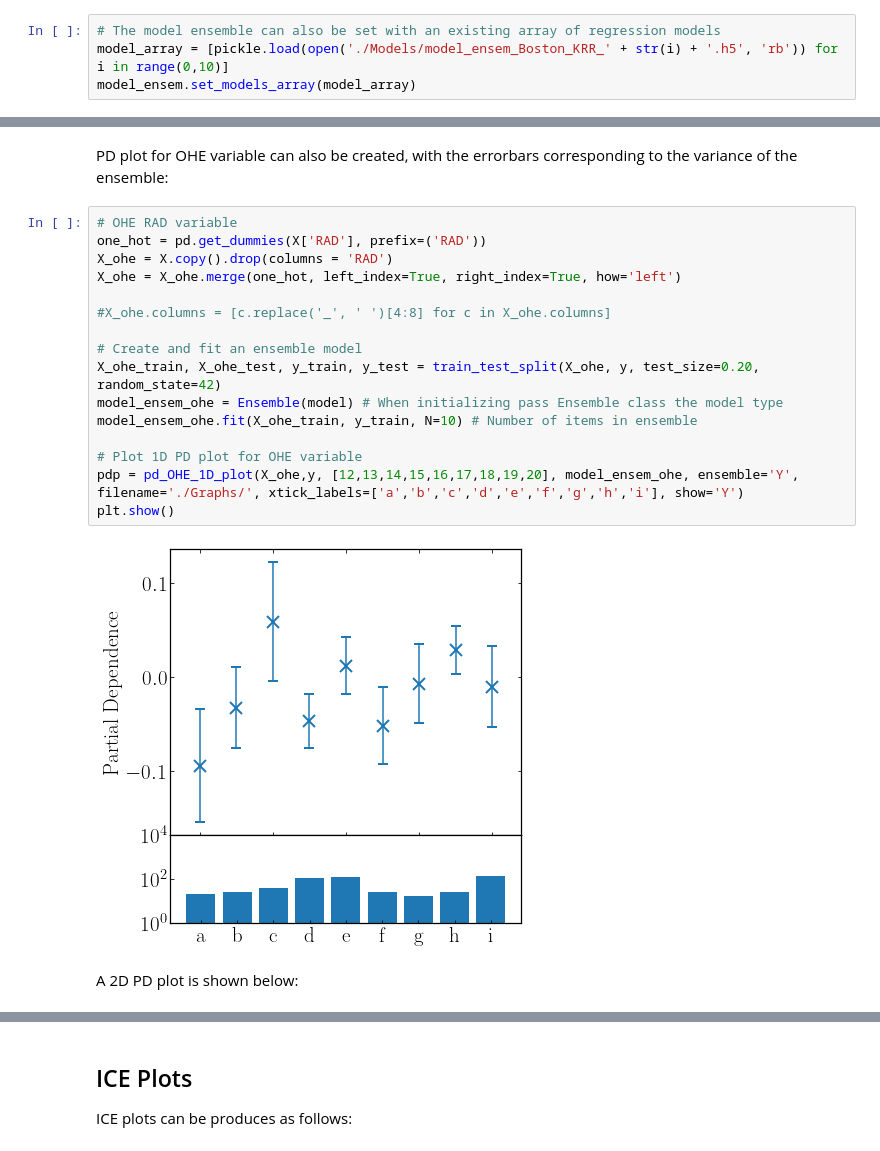
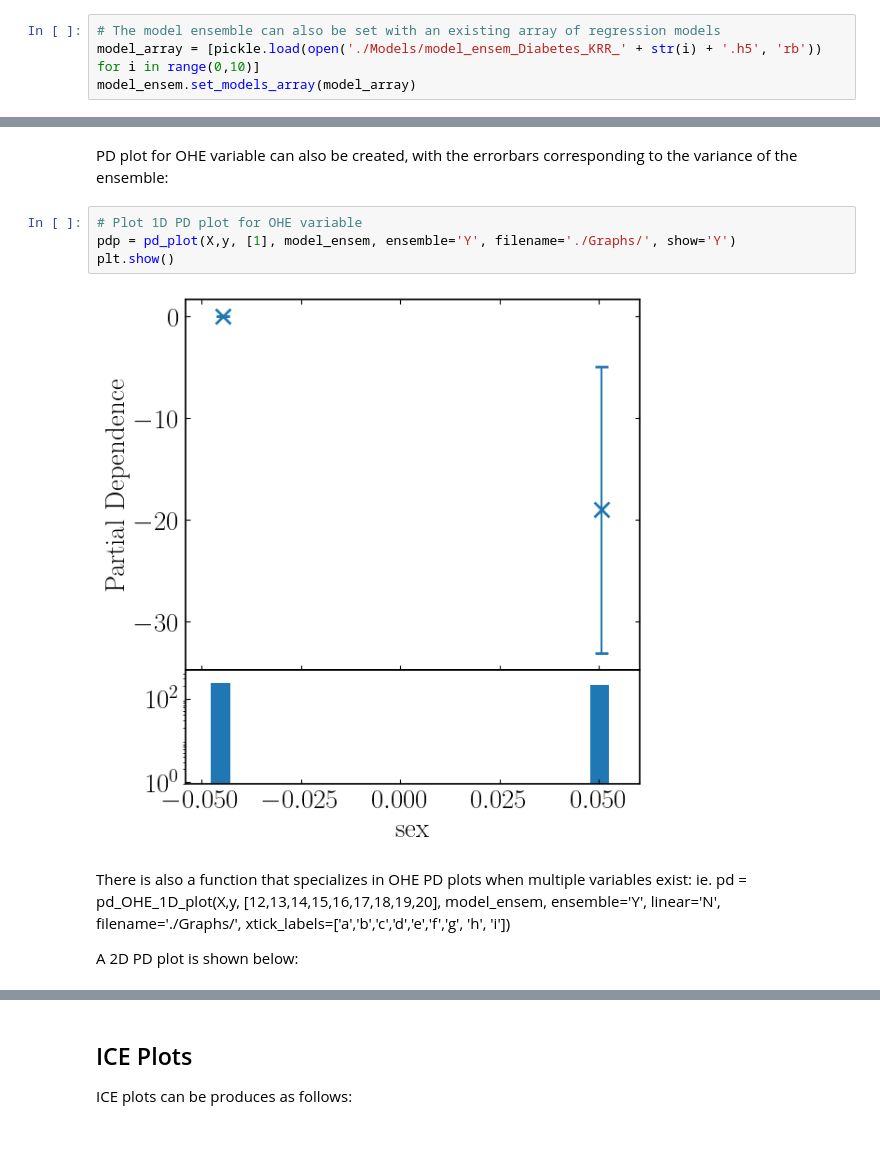
Before and after one commit to aa840/icepd, a Jupyter notebook: Examples/Example_icepd.ipynb, the cells around one changed output, grey strips where cells are left out. Drawn from its saved outputs; the diff is of its cells as text.

```diff
--- a/Examples/Example_icepd.ipynb
+++ b/Examples/Example_icepd.ipynb
@@ -68,7 +67,7 @@ Testing error 0.24567800127586106
 Prefit models can also be loaded instead:
 # %%
 # The model ensemble can also be set with an existing array of regression models
-model_array = [pickle.load(open('./Models/model_ensem_Boston_KRR_' + str(i) + '.h5', 'rb')) for i in range(0,10)]
+model_array = [pickle.load(open('./Models/model_ensem_Diabetes_KRR_' + str(i) + '.h5', 'rb')) for i in range(0,10)]
 model_ensem.set_models_array(model_array)
 # %% [markdown]
 ## Partial Dependence Plots
@@ -83,25 +82,17 @@ plt.show()
 # %% [markdown]
 PD plot for OHE variable can also be created, with the errorbars corresponding to the variance of the ensemble:
-# %%
-# OHE RAD variable
-one_hot = pd.get_dummies(X['RAD'], prefix=('RAD'))
-X_ohe = X.copy().drop(columns = 'RAD')
-X_ohe = X_ohe.merge(one_hot, left_index=True, right_index=True, how='left')
-
-#X_ohe.columns = [c.replace('_', ' ')[4:8] for c in X_ohe.columns]
-
-# Create and fit an ensemble model
-X_ohe_train, X_ohe_test, y_train, y_test = train_test_split(X_ohe, y, test_size=0.20, random_state=42)
-model_ensem_ohe = Ensemble(model) # When initializing pass Ensemble class the model type
-model_ensem_ohe.fit(X_ohe_train, y_train, N=10) # Number of items in ensemble
-
-# Plot 1D PD plot for OHE variable
-pdp = pd_OHE_1D_plot(X_ohe,y, [12,13,14,15,16,17,18,19,20], model_ensem_ohe, ensemble='Y', filename='./Graphs/', xtick_labels=['a','b','c','d','e','f','g','h','i'], show='Y')
-plt.show()
-# %% [output]
-[figure, removed]
-# %% [markdown]
-A 2D PD plot is shown below:
+# %%
+# Plot 1D PD plot for OHE variable
+pdp = pd_plot(X,y, [1], model_ensem, ensemble='Y', filename='./Graphs/', show='Y')
+plt.show()
+# %% [output]
+[figure, added]
+# %% [markdown]
+There is also a function that specializes in OHE PD plots when multiple variables exist:
+ie. pd = pd_OHE_1D_plot(X,y, [12,13,14,15,16,17,18,19,20], model_ensem, ensemble='Y', linear='N', filename='./Graphs/', xtick_labels=['a','b','c','d','e','f','g', 'h', 'i'])
+
+
+A 2D PD plot is shown below:
 # %%
 # Plot 2D PD plot
 plt.close()
```
Also changed, not shown: parts of 15 cells of this notebook, 3 other files.
